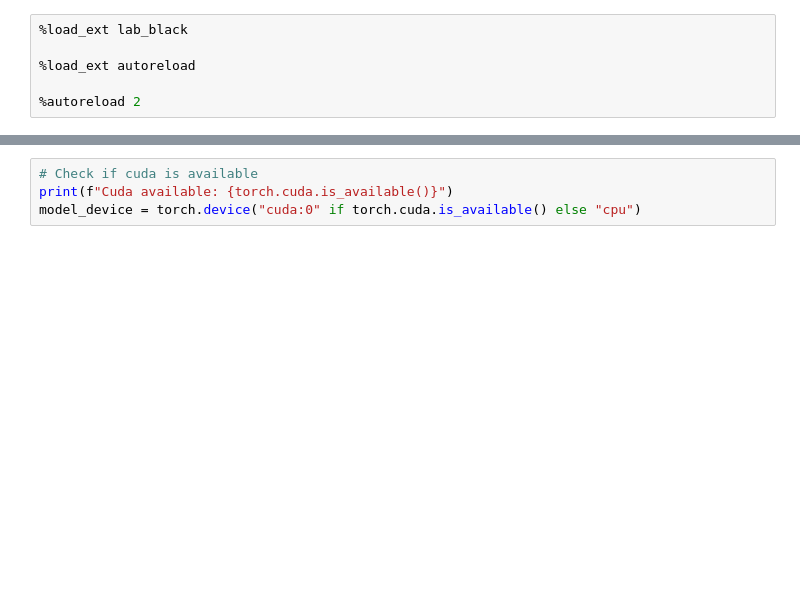
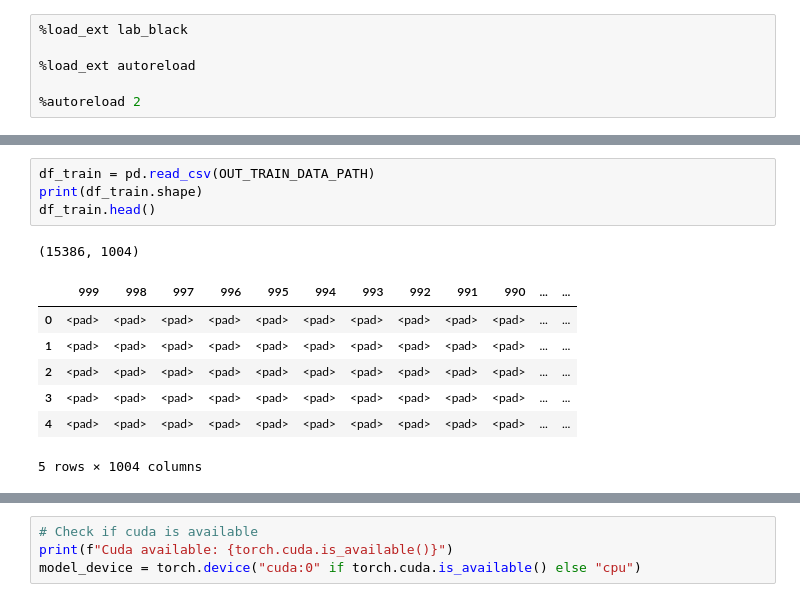
Before and after one commit to Weilin37/CMSAI_Research, a Jupyter notebook: model/toy_simple/AE_CDiff/lstm.ipynb, the cells around one changed output, grey strips where cells are left out. Saved outputs shown, nothing was run; the diff lists cells and outputs as text; blank space fills up the shorter version.

```diff
--- a/model/toy_simple/AE_CDiff/lstm.ipynb
+++ b/model/toy_simple/AE_CDiff/lstm.ipynb
@@ -1473,0 +257,13 @@ Directory Created: output/AE_CDiff/300/downsampled/lstm-att-lrp/train_results
+# %%
+df_train = pd.read_csv(OUT_TRAIN_DATA_PATH)
+print(df_train.shape)
+df_train.head()
+# %% [output]
+(15386, 1004)
+|  | 999 | 998 | 997 | 996 | 995 | 994 | 993 | 992 | 991 | 990 | ... | ... |
+| 0 | <pad> | <pad> | <pad> | <pad> | <pad> | <pad> | <pad> | <pad> | <pad> | <pad> | ... | ... |
+| 1 | <pad> | <pad> | <pad> | <pad> | <pad> | <pad> | <pad> | <pad> | <pad> | <pad> | ... | ... |
+| 2 | <pad> | <pad> | <pad> | <pad> | <pad> | <pad> | <pad> | <pad> | <pad> | <pad> | ... | ... |
+| 3 | <pad> | <pad> | <pad> | <pad> | <pad> | <pad> | <pad> | <pad> | <pad> | <pad> | ... | ... |
+| 4 | <pad> | <pad> | <pad> | <pad> | <pad> | <pad> | <pad> | <pad> | <pad> | <pad> | ... | ... |
+5 rows × 1004 columns
```
Also changed, not shown: parts of 62 cells of this notebook, 7 other files.
